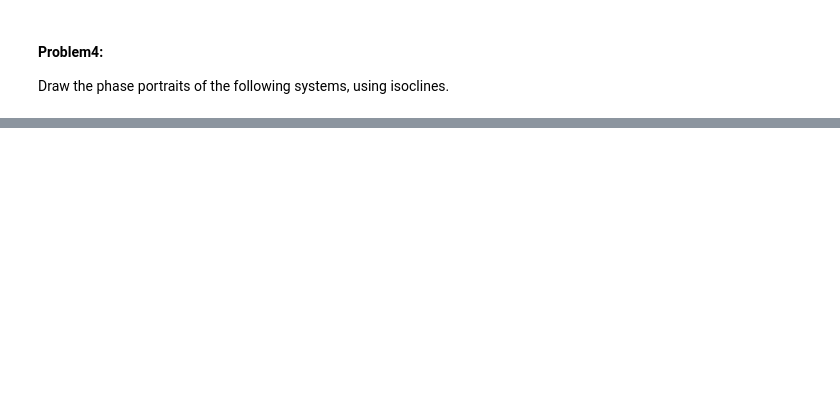
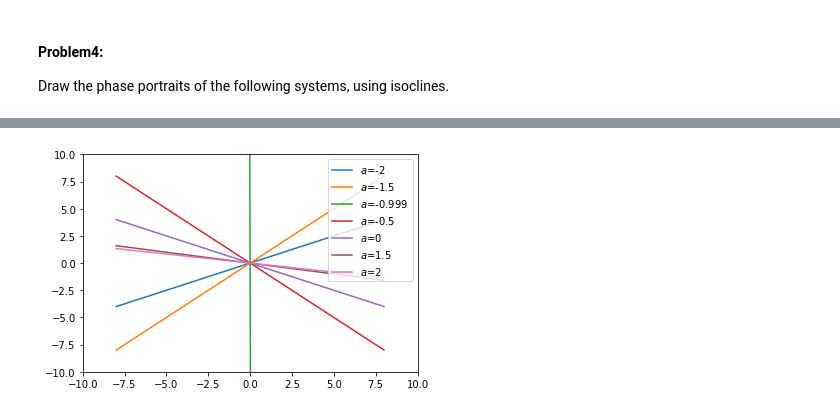
Before and after one commit to BoomAmplifier/NLS-HW, a Jupyter notebook: HW2.ipynb, the cells around one changed output, grey strips where cells are left out. Saved outputs shown, nothing was run; the diff lists cells and outputs as text; code cells hidden in the pictures; blank space fills up the shorter version.

```diff
--- a/HW2.ipynb
+++ b/HW2.ipynb
@@ -284,0 +329,13 @@ Draw the phase portraits of the following systems, using isoclines.
+# %%
+def f(X,a):
+    return -X/(2*a+2)
+x = np.linspace(-8.0, 8.0, 20)
+for ai in [-2, -1.5, -0.999,-0.5, 0, 1.5 ,2]:
+    s_label = "$a$="+str(ai)
+    plb.plot(x,f(x,ai),label=s_label)
+    plb.legend()
+plb.ylim(-10,10)
+plb.xlim(-10,10)
+plb.show()
+# %% [output]
+[figure, added]
```
Also changed, not shown: parts of 20 cells of this notebook, 1 other file.
